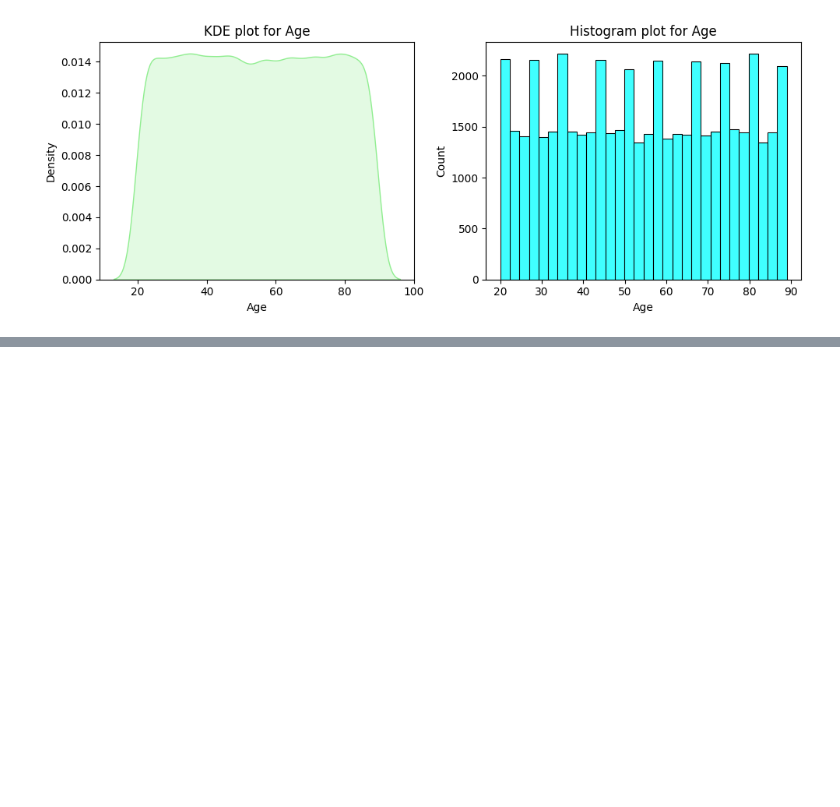
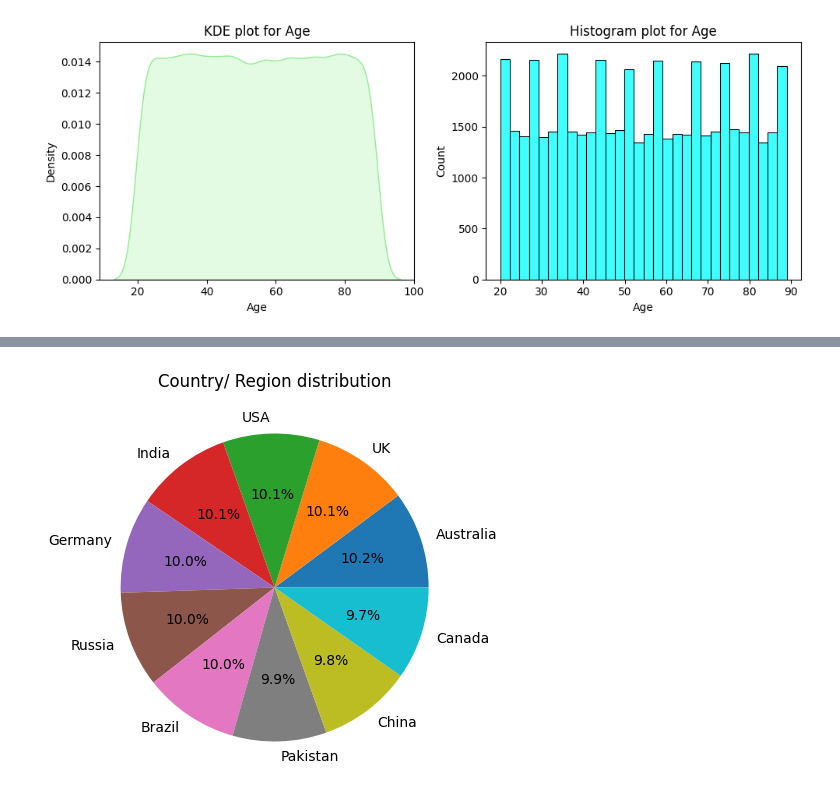
Before and after one commit to PrathamPatel01/Comprehensive-Eda---Inferential-Analysis, a Jupyter notebook: main.ipynb, the cells around one changed output, grey strips where cells are left out. Saved outputs shown, nothing was run; the diff lists cells and outputs as text; code cells hidden in the pictures; blank space fills up the shorter version.

```diff
--- a/main.ipynb
+++ b/main.ipynb
@@ -95,0 +103,4 @@ plt.show()
+# %%
+#Country counts
+country_stats = data['Country_Region'].value_counts()
+country_stats
@@ -95,0 +120,10 @@ plt.show()
+# %%
+plt.figure(figsize=(5,5))
+plt.pie(x=country_stats.values,
+        labels=country_stats.index,
+        autopct= '%1.1f%%')
+
+plt.title('Country/ Region distribution')
+plt.show()
+# %% [output]
+[figure, added]
```
Also changed, not shown: parts of 3 cells of this notebook.
